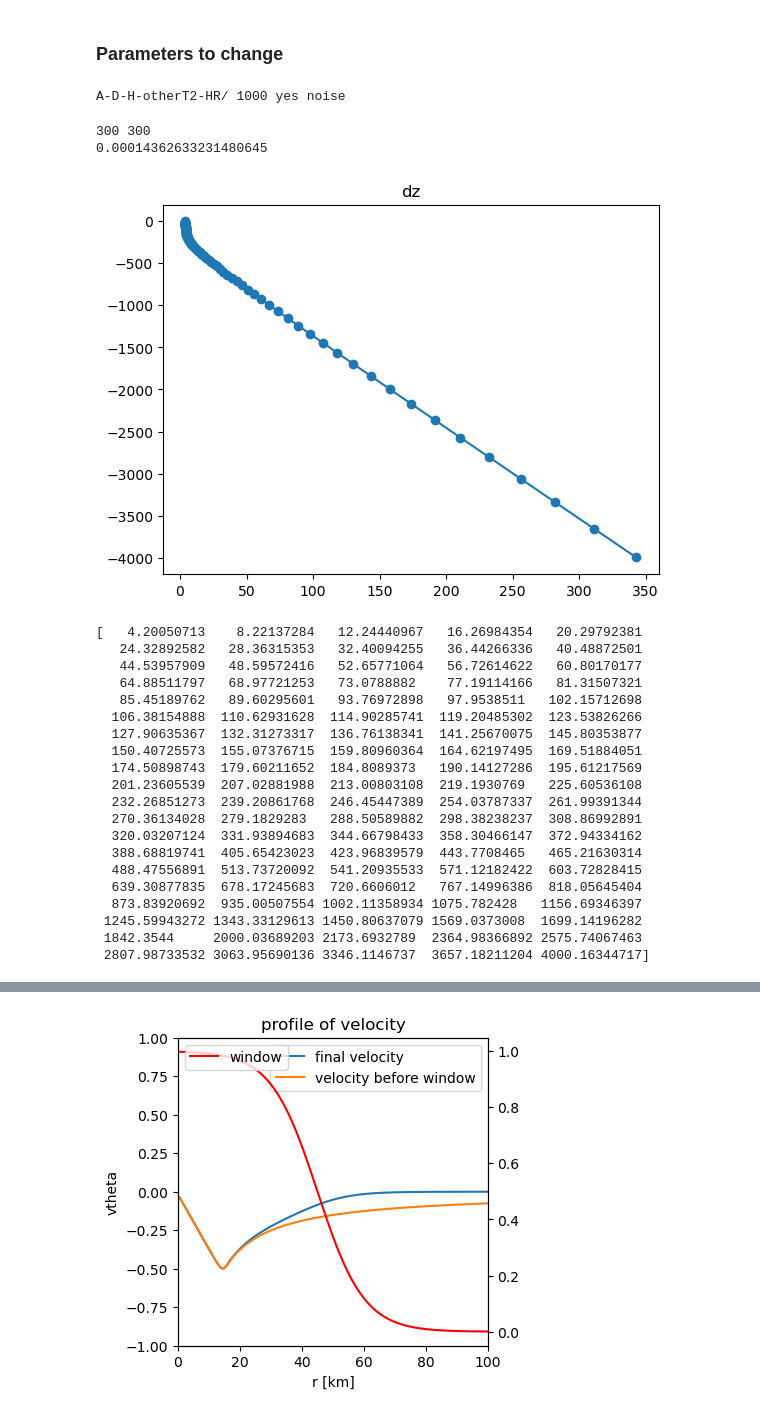
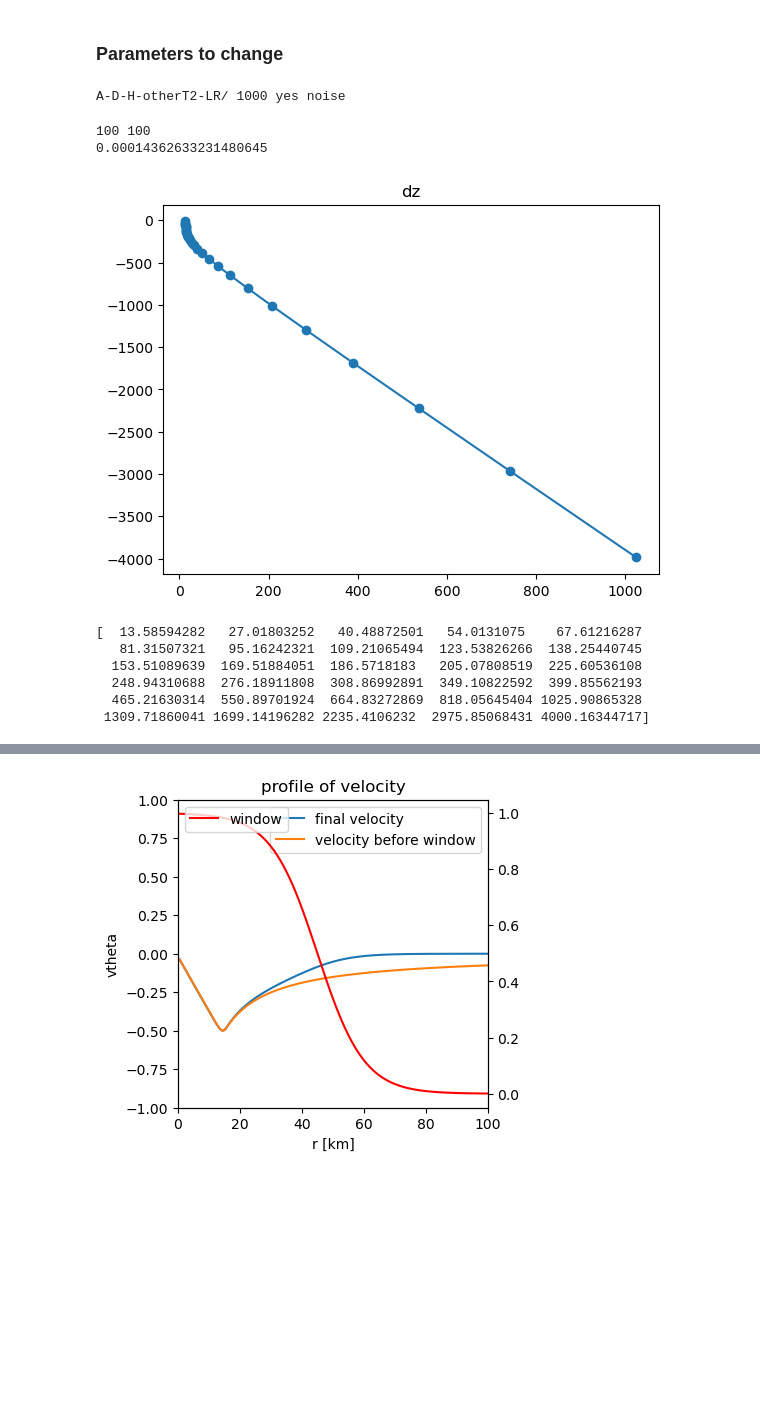
Before and after one commit to demarez/ice-eddy, a Jupyter notebook: INIT/Initiate_vortex-2.ipynb, the cells around one changed output, grey strips where cells are left out. Saved outputs shown, nothing was run; the diff lists cells and outputs as text; code cells hidden in the pictures; blank space fills up the shorter version.

```diff
--- a/INIT/Initiate_vortex-2.ipynb
+++ b/INIT/Initiate_vortex-2.ipynb
@@ -149,7 +148,7 @@ def save_parameters_to_txt(filename,
 # %% [markdown]
 ### Parameters to change
 # %%
-path_root='/home/datawork-lops-osi/cdemarez/5_SECTION19/ICE-EDDY_wJ/V4/'
+path_root='/data/hpcflash/users/josnez/Oceananigans/ICE-EDDY_wJ/V4/'
 
 #*****
 #run_name='A-S'
@@ -186,11 +185,11 @@ elif V0_eddy==0.25:
 
 run_name=run_name+'-otherT2'
 
-run_name=run_name+'-HR/'
+run_name=run_name+'-LR/'
 
 print(run_name,H_eddy,add_noise,'noise')
 # %% [output]
-A-D-H-otherT2-HR/ 1000 yes noise
+A-D-H-otherT2-LR/ 1000 yes noise
 # %%
 path_save=path_root+'init_cond/'+run_name
 try:
@@ -207,7 +206,7 @@ if run_name[-3:-1]=='LR':
     dx=4000 #in meters #LR : 2e3
     dy=4000
     ngrid_z = 30
-if run_name[-3:-1]=='HR':
+elif run_name[-3:-1]=='HR':
     Lx,Ly=300e3,300e3 #good for eddy size R=10e3
     dx=1000 #in meters #LR : 2e3
     dy=1000
@@ -288,55 +287,41 @@ z_faces = Lz * (eta * Σ - 1)
 
 #Flip for consistency with python code
 z_faces = np.flipud(-z_faces)
 
 depth = z_faces
 
 plt.title('dz')
 plt.plot(np.diff(z_faces),-np.cumsum(np.diff(z_faces)),'o-')
 plt.show()
 
 
 #write in a txt file to save the parameters to put into the julia file
 
 save_parameters_to_txt('parameters.txt',
     path_save,
     ngrid_x, ngrid_y, ngrid_z,
     dx, dy, Lx,Ly,Lz,
     refinement, stretching,
     type_eddy,
     power_shape, V0_eddy, R_eddy, H_eddy)
 
 
 
 def normalize(data):
     shift = data + abs(data.min())
     return shift/shift.max()
 
 print(z_faces)
 # %% [output]
-300 300
+100 100
 0.00014362633231480645
-[figure, old version]
+[figure, new version]
-[   4.20050713    8.22137284   12.24440967   16.26984354   20.29792381
-   24.32892582   28.36315353   32.40094255   36.44266336   40.48872501
-   44.53957909   48.59572416   52.65771064   56.72614622   60.80170177
-   64.88511797   68.97721253   73.0788882    77.19114166   81.31507321
-   85.45189762   89.60295601   93.76972898   97.9538511   102.15712698
-  106.38154888  110.62931628  114.90285741  119.20485302  123.53826266
-  127.90635367  132.31273317  136.76138341  141.25670075  145.80353877
-  150.40725573  155.07376715  159.80960364  164.62197495  169.51884051
-  174.50898743  179.60211652  184.8089373   190.14127286  195.61217569
-  201.23605539  207.02881988  213.00803108  219.1930769   225.60536108
-  232.26851273  239.20861768  246.45447389  254.03787337  261.99391344
-  270.36134028  279.1829283   288.50589882  298.38238237  308.86992891
-  320.03207124  331.93894683  344.66798433  358.30466147  372.94334162
-  388.68819741  405.65423023  423.96839579  443.7708465   465.21630314
-  488.47556891  513.73720092  541.20935533  571.12182422  603.72828415
-  639.30877835  678.17245683  720.6606012   767.14996386  818.05645404
-  873.83920692  935.00507554 1002.11358934 1075.782428   1156.69346397
- 1245.59943272 1343.33129613 1450.80637079 1569.0373008  1699.14196282
- 1842.3544     2000.03689203 2173.6932789  2364.98366892 2575.74067463
- 2807.98733532 3063.95690136 3346.1146737  3657.18211204 4000.16344717]
+[  13.58594282   27.01803252   40.48872501   54.0131075    67.61216287
+   81.31507321   95.16242321  109.21065494  123.53826266  138.25440745
+  153.51089639  169.51884051  186.5718183   205.07808519  225.60536108
+  248.94310688  276.18911808  308.86992891  349.10822592  399.85562193
+  465.21630314  550.89701924  664.83272869  818.05645404 1025.90865328
+ 1309.71860041 1699.14196282 2235.4106232  2975.85068431 4000.16344717]
 # %%
 #background stratification parameter
 # Create salt and temperature profiles.
```
Also changed, not shown: parts of 12 cells of this notebook, 8 other files.
